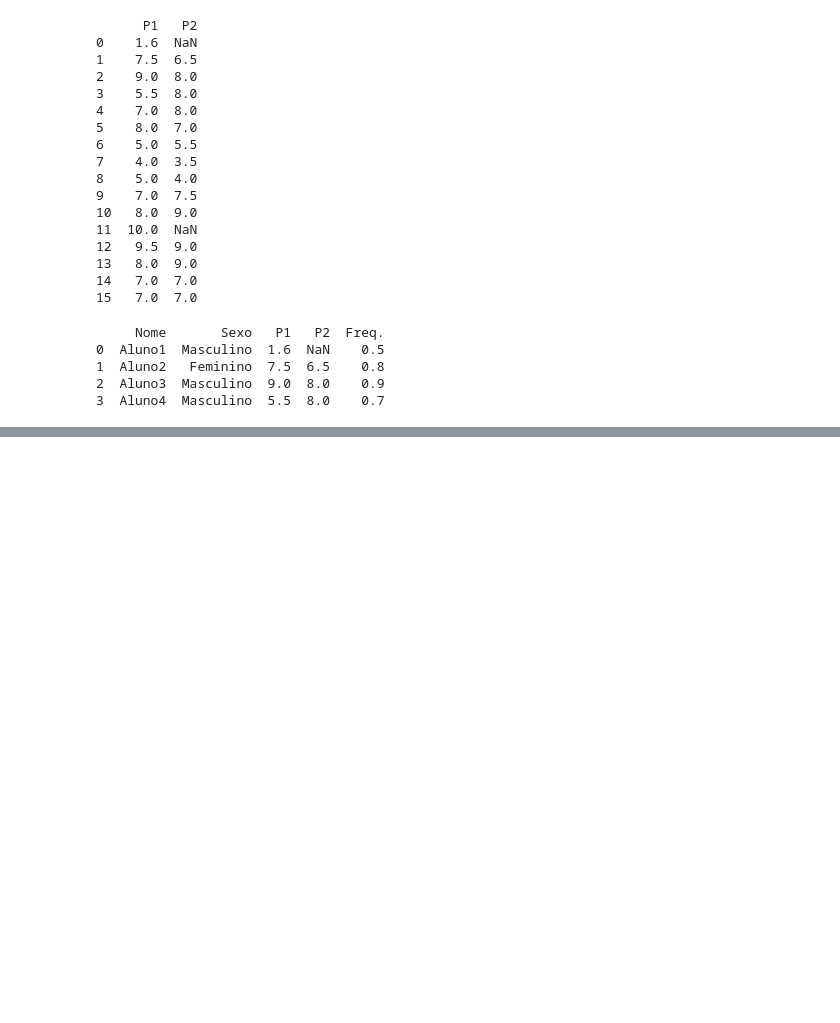
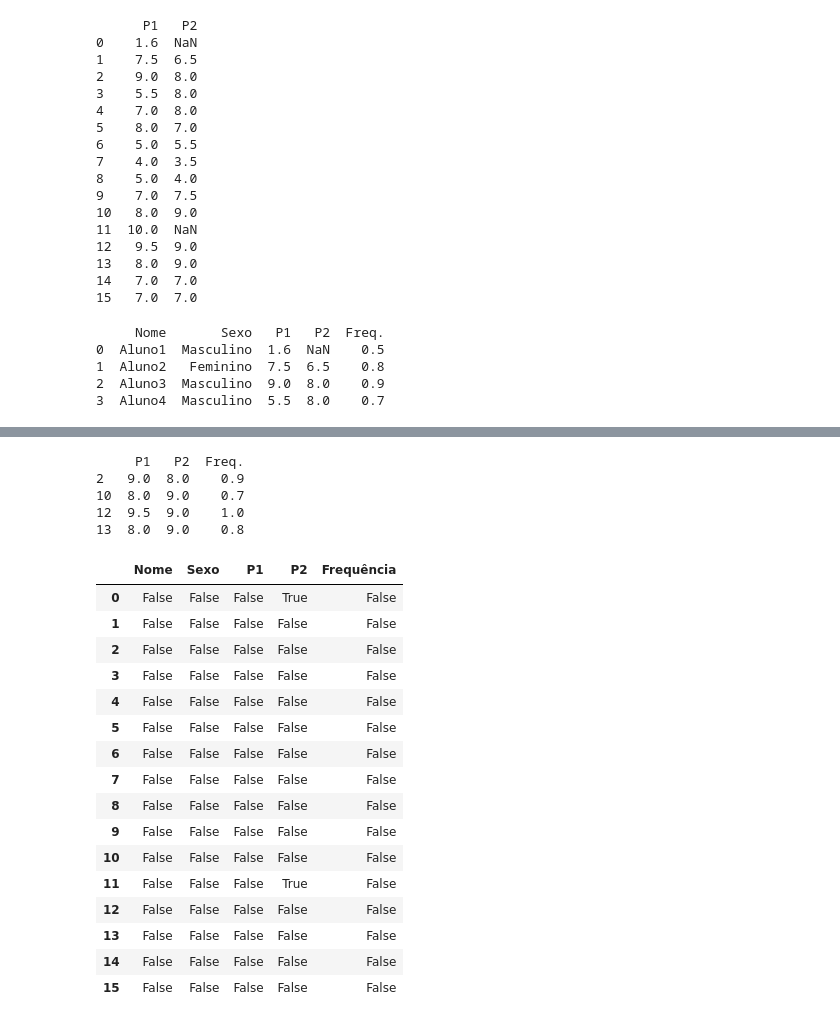
Before and after one commit to pedrohsc-dev/pandas, a Jupyter notebook: pandas.ipynb, the cells around one changed output, grey strips where cells are left out. Drawn from its saved outputs; the diff is of its cells as text; code cells hidden in the pictures; blank space fills up the shorter version.

```diff
--- a/pandas.ipynb
+++ b/pandas.ipynb
@@ -278,0 +355,36 @@ print(dados.head(4))
+# %%
+# Podemos aplicar a mais de uma coluna também usando o operador &.
+# O operador "&" indica intersecção, onde as duas condições devem ser verdadeiras.
+
+mask = (dados["P1"] > 7) & (dados ["P2"] > 7)
+
+print(dados[mask])
+# %% [output]
+     P1   P2  Freq.
+2   9.0  8.0    0.9
+10  8.0  9.0    0.7
+12  9.5  9.0    1.0
+13  8.0  9.0    0.8
+# %%
+# Dados ausentes e duplicados.
+#Para se procurar dados ausentes ussa-se os comando isna() e isnull().
+
+df.isna() # retorna True para os dados ausentes.
+# %% [output]
+|  | Nome | Sexo | P1 | P2 | Frequência |
+| 0 | False | False | False | True | False |
+| 1 | False | False | False | False | False |
+| 2 | False | False | False | False | False |
+| 3 | False | False | False | False | False |
+| 4 | False | False | False | False | False |
+| 5 | False | False | False | False | False |
+| 6 | False | False | False | False | False |
+| 7 | False | False | False | False | False |
+| 8 | False | False | False | False | False |
+| 9 | False | False | False | False | False |
+| 10 | False | False | False | False | False |
+| 11 | False | False | False | True | False |
+| 12 | False | False | False | False | False |
+| 13 | False | False | False | False | False |
+| 14 | False | False | False | False | False |
+| 15 | False | False | False | False | False |
```
Also changed, not shown: parts of 11 cells of this notebook.
